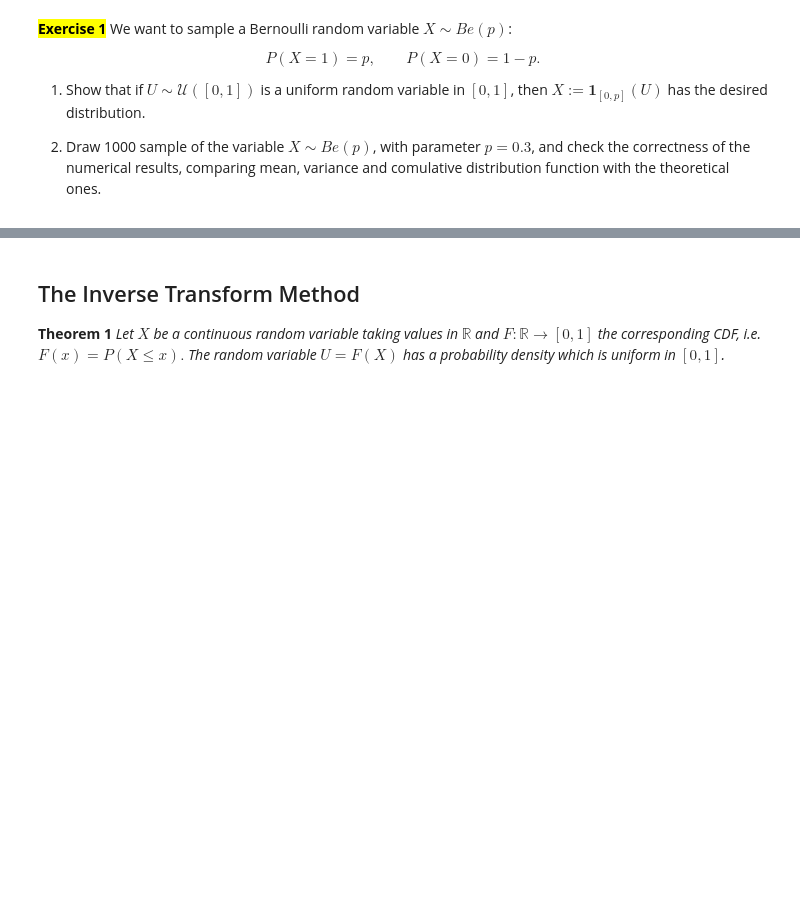
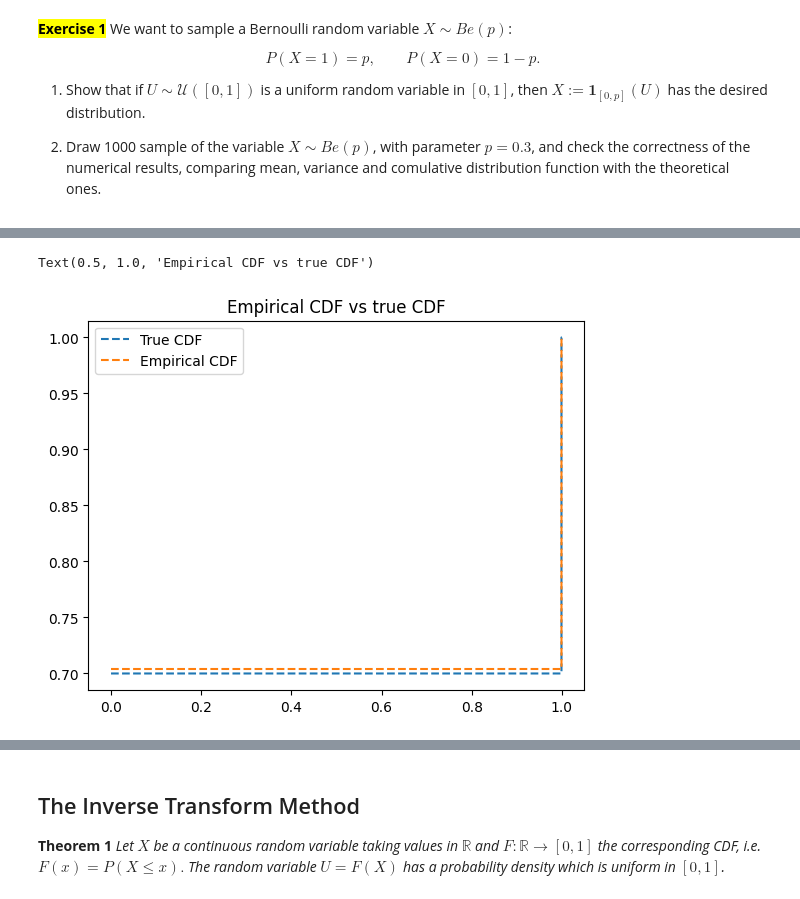
Before and after one commit to lordPachy/hpcengineering, a Jupyter notebook: Computational Statistics/02_sampling1.ipynb, the cells around one changed output, grey strips where cells are left out. Saved outputs shown, nothing was run; the diff lists cells and outputs as text; code cells hidden in the pictures; blank space fills up the shorter version.

```diff
--- a/Computational Statistics/02_sampling1.ipynb
+++ b/Computational Statistics/02_sampling1.ipynb
@@ -70,0 +88,13 @@ $$P(X=1)=p,\quad\quad P(X=0)=1-p.$$
+# %%
+true_cdf = lambda x: ecdf(true_pdf).cdf.evaluate(x)
+empirical_cdf = lambda x: ecdf(f_samples).cdf.evaluate(x)
+
+plt.step(xrange, true_cdf(xrange), '--', label="True CDF")
+# This comes from (finite, discrete) data, so the function is continuous step-wise;
+# thus, using plt.step is appropriate
+plt.step(xrange, empirical_cdf(xrange), '--', label="Empirical CDF")
+plt.legend()
+plt.title("Empirical CDF vs true CDF")
+# %% [output]
+Text(0.5, 1.0, 'Empirical CDF vs true CDF')
+[figure, added]
```
Also changed, not shown: parts of 4 cells of this notebook, 2 other files.
